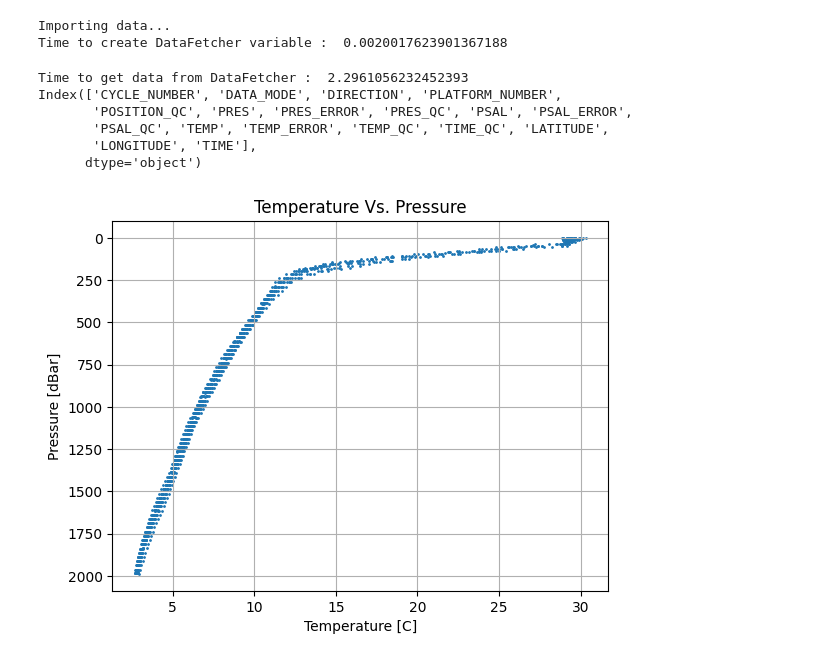
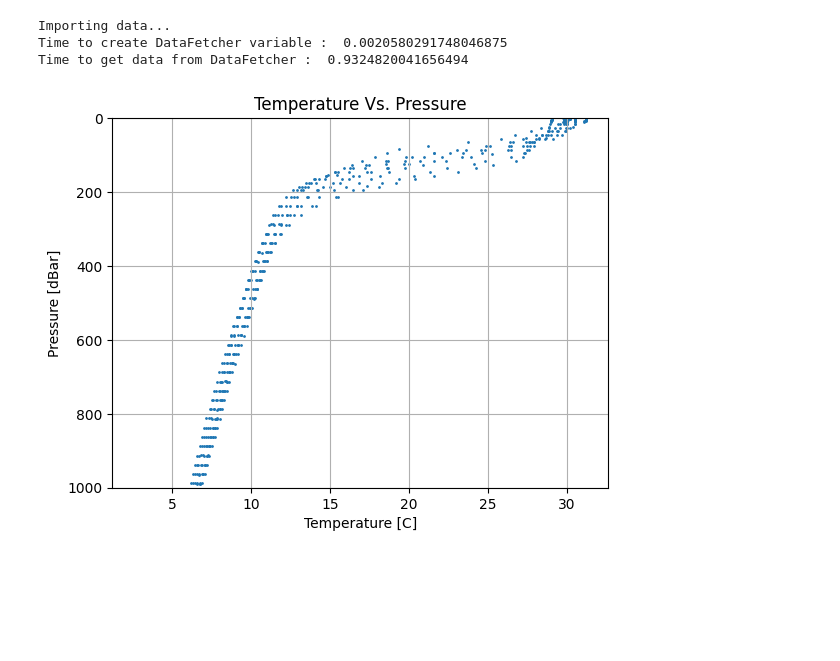
Before and after one commit to gabegekas/sioc210_data_project, a Jupyter notebook: lucie_workspace.ipynb, the cells around one changed output. Drawn from its saved outputs; the diff is of its cells as text; code cells hidden in the pictures; blank space fills up the shorter version.

```diff
--- a/lucie_workspace.ipynb
+++ b/lucie_workspace.ipynb
@@ -8,59 +8,70 @@ import argopy
 import gsw
 import os
 
-filename = 'data_fall_small_area.csv' # define file of interest
-date = ['2023-10', '2023-12'] # define time limits
+seasons = ['fall','winter','spring','summer']
+filenames = ['data_'+season+'_small_area.csv' for season in seasons] # define file of interest
+dates = [
+    ['2023-10-01', '2023-12-31'],
+    ['2023-01-01', '2023-03-31'],
+    ['2023-04-01', '2023-06-30'],
+    ['2023-07-01', '2023-09-30']
+]
+
+select=2 #0=fall, 1=winter, 2=spring, 3=summer
+season=seasons[select]
+filename=filenames[select]
+date=dates[select]
+
 max_pressure = 2000 # dbar
 # %%
 # Gabe's code to get data, save in csv, and plot temp
-def plot_temp_vs_depth():
-    try:
-        df_raw = pd.read_csv(filename)
-    except:
-        print("Importing data...")
-        t0 = time.time()
-        lat_range = [15, 20]     # Latitude: 15°N to 20°N
-        lon_range = [85, 90]   # Longitude: 85°E to 90°E
-        ArgoSet = argopy.DataFetcher().region([lon_range[0], lon_range[1], lat_range[0], lat_range[1], 0, max_pressure, date[0], date[1]]) # Bay of Bengal
-        print("Time to create DataFetcher variable : ", time.time() - t0)
-        df_raw = ArgoSet.data.argo.point2profile().to_dataframe()
-        print("Time to get data from DataFetcher : ", time.time() - t0)
-        df_raw.to_csv(filename)
+#LRmod : separated writing csv from plotting to reload argo data with new dates
 
+def save_to_csv():
+    print("Importing data...")
+    t0 = time.time()
+    lat_range = [15, 20]     # Latitude: 15°N to 20°N
+    lon_range = [85, 90]   # Longitude: 85°E to 90°E
+    ArgoSet = argopy.DataFetcher().region([lon_range[0], lon_range[1], lat_range[0], lat_range[1], 0, max_pressure, date[0], date[1]]) # Bay of Bengal
+    print("Time to create DataFetcher variable : ", time.time() - t0)
+    df_raw = ArgoSet.data.argo.point2profile().to_dataframe()
+    print("Time to get data from DataFetcher : ", time.time() - t0)
     # Remove rows where temp is None
-    df = df_raw.dropna(subset=['TEMP', 'PRES'])
+    df = df_raw.dropna(subset=['TEMP', 'PSAL', 'PRES'])
+    #Save to csv
+    df.to_csv(filename)
 
+save_to_csv() #Uncomment to load new dataset to csv
+
+def plot_temp_vs_depth(filename):
+    df=pd.read_csv(filename)
     # Define the variables to work with:
     temp = np.array(df['TEMP'])
     pressure = np.array(df['PRES'])
-    print(df_raw.columns)
+    # print(df.columns)
 
     # Scatter data and add grid
     plt.scatter(temp, pressure, s=1)
     plt.grid(True)
-    plt.gca().invert_yaxis()
 
     # Adding labels to the axes and title
     plt.xlabel('Temperature [C]')
     plt.ylabel('Pressure [dBar]')
     plt.title('Temperature Vs. Pressure')
+    plt.ylim(0, 1000) #Comment to plot entire depth
+    plt.gca().invert_yaxis()
 
     # plt.savefig('figures/temp_vs_depth.png')
     plt.show()
 
     return
 
-plot_temp_vs_depth()
+plot_temp_vs_depth(filename)
 # %% [output]
 Importing data...
-Time to create DataFetcher variable :  0.0020017623901367188
+Time to create DataFetcher variable :  0.0020580291748046875
+Time to get data from DataFetcher :  0.9324820041656494
-Time to get data from DataFetcher :  2.2961056232452393
-Index(['CYCLE_NUMBER', 'DATA_MODE', 'DIRECTION', 'PLATFORM_NUMBER',
-       'POSITION_QC', 'PRES', 'PRES_ERROR', 'PRES_QC', 'PSAL', 'PSAL_ERROR',
-       'PSAL_QC', 'TEMP', 'TEMP_ERROR', 'TEMP_QC', 'TIME_QC', 'LATITUDE',
-       'LONGITUDE', 'TIME'],
-      dtype='object')
-[figure, old version]
+[figure, new version]
 # %%
 def load_csv(filepath):
     # Load the data from the CSV file
```
Also changed, not shown: parts of 7 cells of this notebook, 4 other files.
